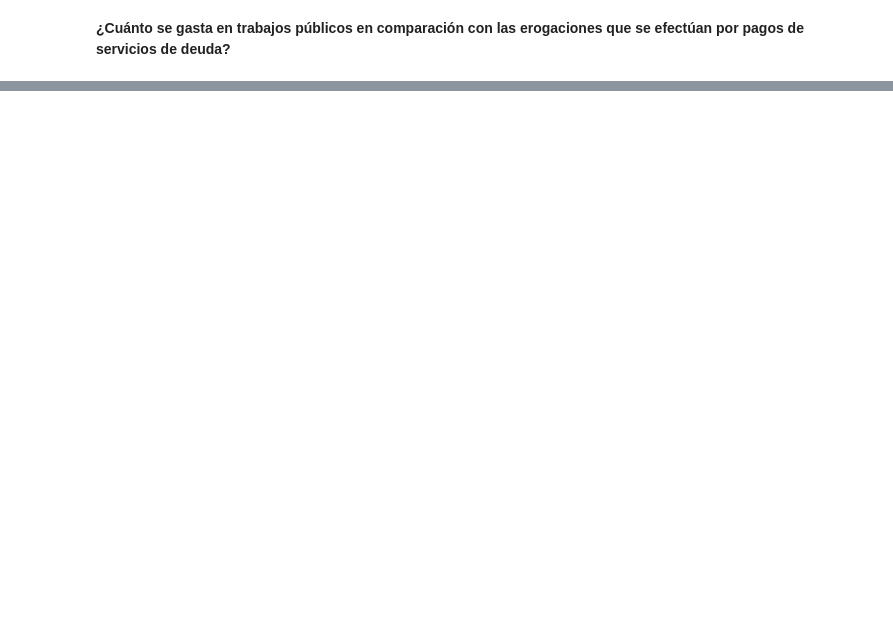
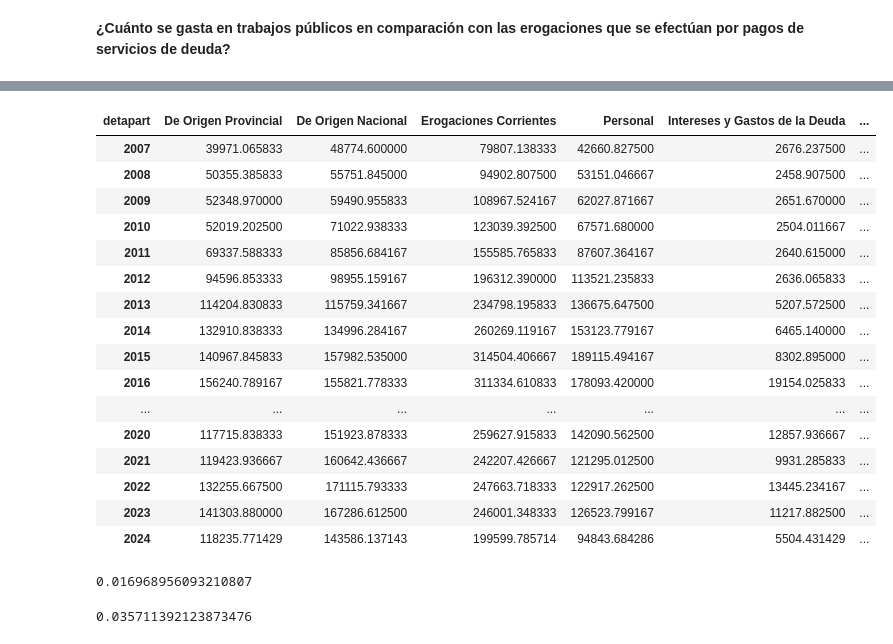
Before and after one commit to pabanib/CEFIM-Informes, a Jupyter notebook: PresupMendoza.ipynb, the cells around one changed output, grey strips where cells are left out. Drawn from its saved outputs; the diff is of its cells as text; code cells hidden in the pictures; blank space fills up the shorter version.

```diff
--- a/PresupMendoza.ipynb
+++ b/PresupMendoza.ipynb
@@ -303,0 +314,28 @@ fig.update_layout(annotations=[dict(x=0, y=-0.2, xref='paper', yref='paper', tex
+# %%
+presup_anual
+# %% [output]
+| detapart | De Origen Provincial | De Origen Nacional | Erogaciones Corrientes | Personal | Intereses y Gastos de la Deuda | ... |
+| 2007 | 39971.065833 | 48774.600000 | 79807.138333 | 42660.827500 | 2676.237500 | ... |
+| 2008 | 50355.385833 | 55751.845000 | 94902.807500 | 53151.046667 | 2458.907500 | ... |
+| 2009 | 52348.970000 | 59490.955833 | 108967.524167 | 62027.871667 | 2651.670000 | ... |
+| 2010 | 52019.202500 | 71022.938333 | 123039.392500 | 67571.680000 | 2504.011667 | ... |
+| 2011 | 69337.588333 | 85856.684167 | 155585.765833 | 87607.364167 | 2640.615000 | ... |
+| 2012 | 94596.853333 | 98955.159167 | 196312.390000 | 113521.235833 | 2636.065833 | ... |
+| 2013 | 114204.830833 | 115759.341667 | 234798.195833 | 136675.647500 | 5207.572500 | ... |
+| 2014 | 132910.838333 | 134996.284167 | 260269.119167 | 153123.779167 | 6465.140000 | ... |
+| 2015 | 140967.845833 | 157982.535000 | 314504.406667 | 189115.494167 | 8302.895000 | ... |
+| 2016 | 156240.789167 | 155821.778333 | 311334.610833 | 178093.420000 | 19154.025833 | ... |
+| ... | ... | ... | ... | ... | ... | ... |
+| 2020 | 117715.838333 | 151923.878333 | 259627.915833 | 142090.562500 | 12857.936667 | ... |
+| 2021 | 119423.936667 | 160642.436667 | 242207.426667 | 121295.012500 | 9931.285833 | ... |
+| 2022 | 132255.667500 | 171115.793333 | 247663.718333 | 122917.262500 | 13445.234167 | ... |
+| 2023 | 141303.880000 | 167286.612500 | 246001.348333 | 126523.799167 | 11217.882500 | ... |
+| 2024 | 118235.771429 | 143586.137143 | 199599.785714 | 94843.684286 | 5504.431429 | ... |
+# %%
+3387/presup_anual['Erogaciones Corrientes'].iloc[-1]
+# %% [output]
+0.016968956093210807
+# %%
+3387/presup_anual['Personal'].iloc[-1]
+# %% [output]
+0.035711392123873476
```
Also changed, not shown: parts of 14 cells of this notebook.
